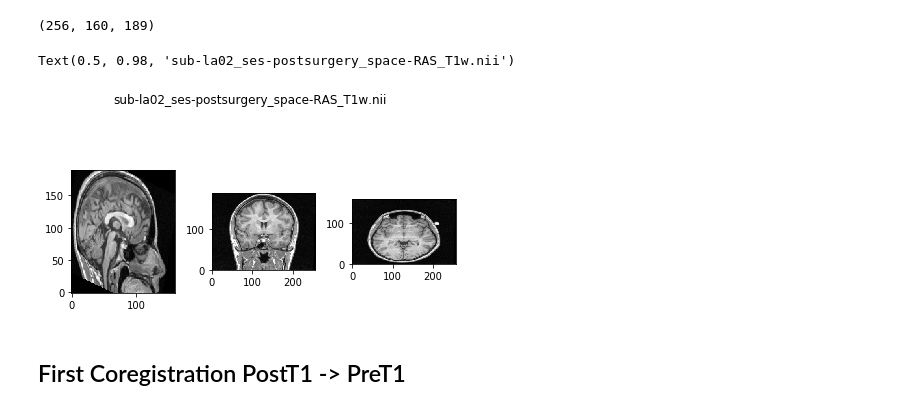
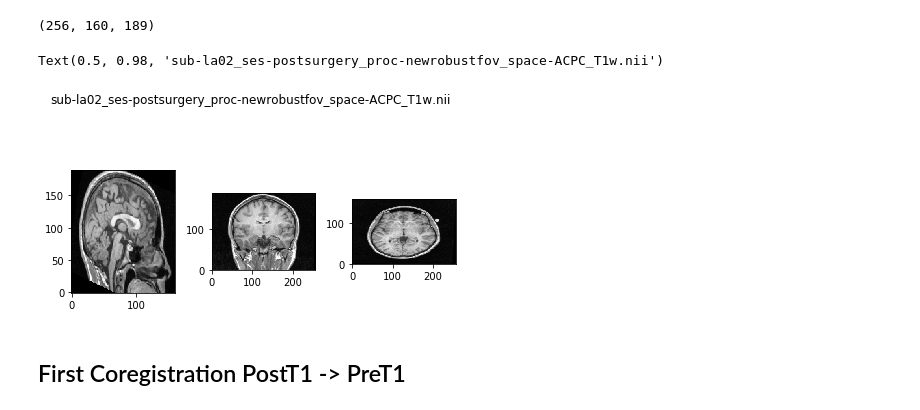
Before and after one commit to adam2392/ears, a Jupyter notebook: notebooks/validation_of_postsurgicalmasking.ipynb, the cells around one changed output. Drawn from its saved outputs; the diff is of its cells as text; code cells hidden in the pictures.

```diff
--- a/notebooks/validation_of_postsurgicalmasking.ipynb
+++ b/notebooks/validation_of_postsurgicalmasking.ipynb
@@ -61,36 +61,36 @@ bids_root = Path("C:\\Users\\d0156\\Dropbox\\bids_layout_data")
 ### DEFINE FILE PATHS
 # original T1 MRI nifti files
 pret1_basename = make_bids_basename(subject=subject, session='presurgery', suffix='T1w.nii')
-pret1_fpath = bids_root / f'sub-{subject}' / 'ses-presurgery' / 'anat' / pret1_basename
+pret1_fpath = bids_root / f'sub-{subject}' / 'visualization' / pret1_basename
 
 postt1_basename = make_bids_basename(subject=subject, session='postsurgery', suffix='T1w.nii')
-postt1_fpath = bids_root / f'sub-{subject}' / 'ses-postsurgery' / 'anat' / postt1_basename
+postt1_fpath = bids_root / f'sub-{subject}' / 'visualization' / postt1_basename
 
 # after running robust fov on both of them
 robustfov_pret1_basename = make_bids_basename(subject=subject, session='presurgery', processing='robustfov', suffix='T1w.nii')
-robustfov_pret1_fpath = bids_root / f'sub-{subject}' / 'ses-presurgery' / 'anat' / robustfov_pret1_basename
+robustfov_pret1_fpath = bids_root / f'sub-{subject}' / 'visualization' / robustfov_pret1_basename
 
-robustfov_postt1_basename = make_bids_basename(subject=subject, session='postsurgery', processing='inT1', space='RAS', suffix='T1w.nii.gz')
-robustfov_postt1_fpath = bids_root / f'sub-{subject}' / 'ses-postsurgery' / 'anat' / robustfov_postt1_basename
+robustfov_postt1_basename = make_bids_basename(subject=subject, session='postsurgery', processing='robustfov', suffix='T1w.nii')
+robustfov_postt1_fpath = bids_root / f'sub-{subject}' / 'visualization' / robustfov_postt1_basename
 
 # after running acpcdetect on both of them
-acpc_pret1_basename = make_bids_basename(subject=subject, session='presurgery', space='RAS', suffix='T1w.nii')
-acpc_pret1_fpath = bids_root / f'sub-{subject}' / 'ses-presurgery' / 'anat' / acpc_pret1_basename
+acpc_pret1_basename = make_bids_basename(subject=subject, session='presurgery', processing='newrobustfov', space='ACPC', suffix='T1w.nii')
+acpc_pret1_fpath = bids_root / f'sub-{subject}' / 'visualization' / acpc_pret1_basename
 
-acpc_postt1_basename = make_bids_basename(subject=subject, session='postsurgery', space='RAS', suffix='T1w.nii')
-acpc_postt1_fpath = bids_root / f'sub-{subject}' / 'ses-postsurgery' / 'anat' / acpc_postt1_basename
+acpc_postt1_basename = make_bids_basename(subject=subject, session='postsurgery', processing='newrobustfov', space='ACPC', suffix='T1w.nii')
+acpc_postt1_fpath = bids_root / f'sub-{subject}' / 'visualization' / acpc_postt1_basename
 
 # after first coregistration post on pre
-postonpre_t1_basename = make_bids_basename(subject=subject, session='postonpre', suffix='T1w.nii.gz')
-postonpre_t1_fpath = bids_root / f'sub-{subject}' / 'ses-postonpre' / postonpre_t1_basename
+postonpre_t1_basename = make_bids_basename(subject=subject, session='postsurgery', processing='postonpre', suffix='T1w.nii')
+postonpre_t1_fpath = bids_root / f'sub-{subject}' / 'visualization' / postonpre_t1_basename
 
 # after second coregistration using applyxfm
-app_postonpre_t1_basename = make_bids_basename(subject=subject, session='postonpre', processing='applyxfm', suffix='T1w.nii.gz')
-app_postonpre_t1_fpath = bids_root / f'sub-{subject}' / 'ses-postonpre' / app_postonpre_t1_basename
+#app_postonpre_t1_basename = make_bids_basename(subject=subject, session='postonpre', processing='applyxfm', suffix='T1w.nii.gz')
+#app_postonpre_t1_fpath = bids_root / f'sub-{subject}' / 'ses-postonpre' / app_postonpre_t1_basename
 
 # after second conregistration using talairach.xfm
-tal_postonpre_t1_basename = make_bids_basename(subject=subject, session='postonpre', processing='talairach', suffix='T1w.nii.gz')
-tal_postonpre_t1_fpath = bids_root / f'sub-{subject}' / 'ses-postonpre' / tal_postonpre_t1_basename
+tal_postonpre_t1_basename = make_bids_basename(subject=subject, session='postsurgery', processing='secpostonpre', suffix='T1w.nii.gz')
+tal_postonpre_t1_fpath = bids_root / f'sub-{subject}' / 'visualization' / tal_postonpre_t1_basename
 # %%
 # use nibabel and load
 postt1 = nb.load(postt1_fpath)
@@ -186,15 +249,15 @@ ras_acpc_postt1_data_squeezed.shape
 (256, 160, 189)
 # %%
 # visualize center slices (sagittal, coronal, axial)
-slice_0 = ras_acpc_postt1_data_squeezed[128, :, :]
-slice_1 = ras_acpc_postt1_data_squeezed[:, 80, :]
-slice_2 = ras_acpc_postt1_data_squeezed[:, :, 94]
+slice_0 = ras_acpc_postt1_data[128, :, :]
+slice_1 = ras_acpc_postt1_data[:, 80, :]
+slice_2 = ras_acpc_postt1_data[:, :, 94]
 show_slices([slice_0, slice_1, slice_2])
 plt.tight_layout()
 plt.suptitle(acpc_postt1_basename)
 # %% [output]
-Text(0.5, 0.98, 'sub-la02_ses-postsurgery_space-RAS_T1w.nii')
+Text(0.5, 0.98, 'sub-la02_ses-postsurgery_proc-newrobustfov_space-ACPC_T1w.nii')
-[figure, old version]
+[figure, new version]
 # %% [markdown]
 ## First Coregistration PostT1 -> PreT1
 # %%
```
Also changed, not shown: parts of 17 cells of this notebook.
